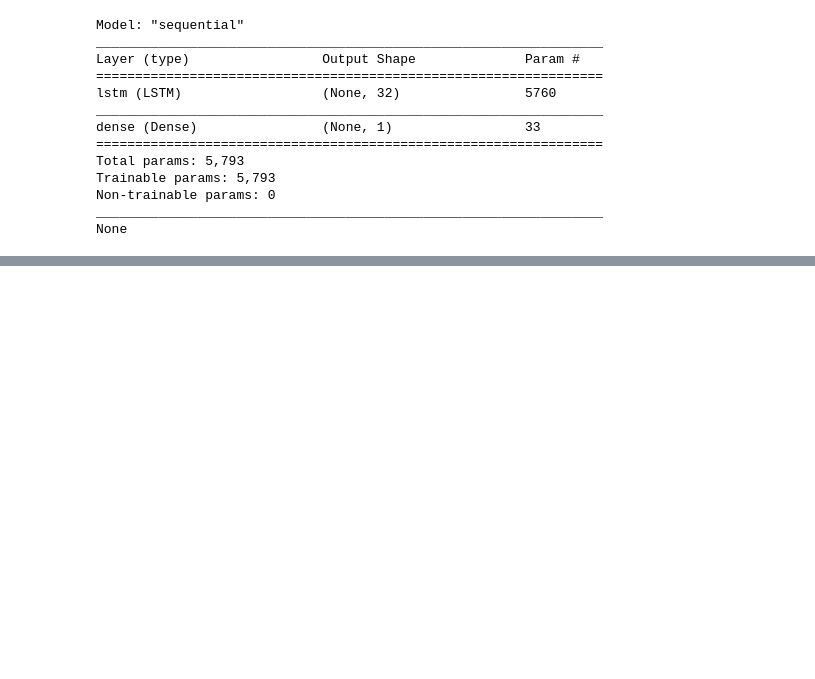
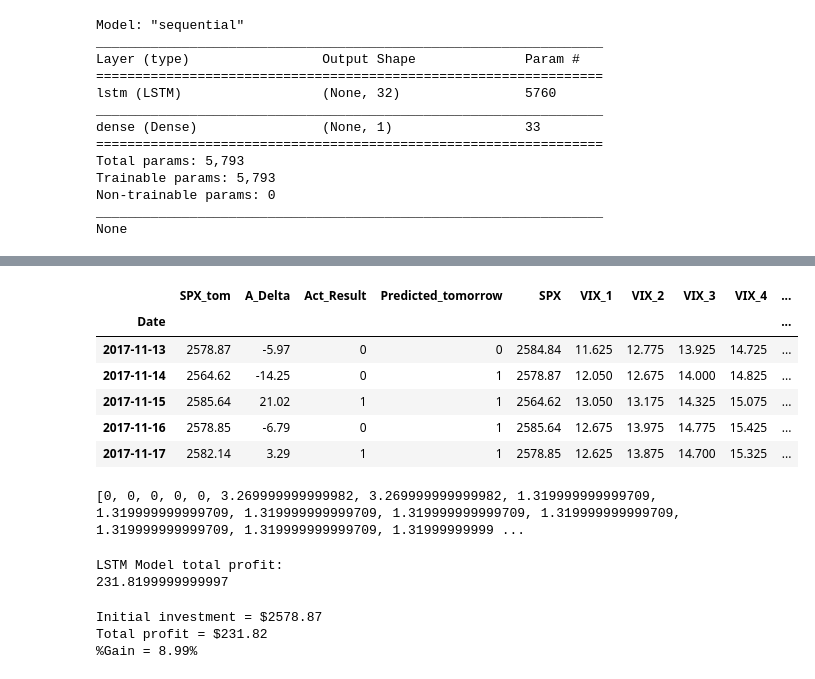
Before and after one commit to blake2323/VIX-vs-SPX-a, a Jupyter notebook: LSTM_MODEL.ipynb, the cells around one changed output, grey strips where cells are left out. Drawn from its saved outputs; the diff is of its cells as text; code cells hidden in the pictures; blank space fills up the shorter version.

Commit message:
LSTM model with pr func complete

```diff
--- a/LSTM_MODEL.ipynb
+++ b/LSTM_MODEL.ipynb
@@ -155,6 +155,11 @@ x-test Dimensions:
 475
 12
 Note: Before Reshaping
+# %%
+from sklearn.preprocessing import MinMaxScaler
+scaler = MinMaxScaler(feature_range=(0,1))
+train_data = scaler.fit_transform(train_data)
+test_data = scaler.fit_transform(test_data)
 # %%
 # #julia
 # from sklearn.preprocessing import MinMaxScaler
@@ -254,6 +254,6 @@ None
 #     verbose=2
 # )
 # %%
-model.fit(x_train, y_train, shuffle=False, epochs=100, batch_size=16)
+model.fit(x_train, y_train, shuffle=False, epochs=100, batch_size=1)
 # %% [output]
 Epoch 1/100
@@ -277,4 +277,4 @@ Epoch 100/100
 # %%
 # history = model.fit(X, y, batch_size=1, epochs=100, verbose=0)
 # %%
-predictions = model.predict_classes(X, verbose=0)
+predictions = model.predict_classes(x_test, verbose=0)
@@ -282,0 +287,6 @@ NameError: name 'X' is not defined
+# %%
+predicted_df = output_df[2048:].copy()
+
+predicted_df['Predicted_tomorrow']=predictions
+
+predicted_df.head(20)
@@ -282,0 +301,50 @@ NameError: name 'X' is not defined
+# %%
+final_df = predicted_df.join(spx_5day_df)
+final_df.head()
+# %% [output]
+|  | SPX_tom | A_Delta | Act_Result | Predicted_tomorrow | SPX | VIX_1 | VIX_2 | VIX_3 | VIX_4 | ... |
+| Date |  |  |  |  |  |  |  |  |  | ... |
+| 2017-11-13 | 2578.87 | -5.97 | 0 | 0 | 2584.84 | 11.625 | 12.775 | 13.925 | 14.725 | ... |
+| 2017-11-14 | 2564.62 | -14.25 | 0 | 1 | 2578.87 | 12.050 | 12.675 | 14.000 | 14.825 | ... |
+| 2017-11-15 | 2585.64 | 21.02 | 1 | 1 | 2564.62 | 13.050 | 13.175 | 14.325 | 15.075 | ... |
+| 2017-11-16 | 2578.85 | -6.79 | 0 | 1 | 2585.64 | 12.675 | 13.975 | 14.775 | 15.425 | ... |
+| 2017-11-17 | 2582.14 | 3.29 | 1 | 1 | 2578.85 | 12.625 | 13.875 | 14.700 | 15.325 | ... |
+# %%
+#Calc profit
+#Note: only strategy is LONG
+pr=0
+prt=[]
+prt.append(0)
+totpr=0
+buy=0
+sell=0
+c_df=final_df["SPX"]
+sig_df=final_df["Predicted_tomorrow"]
+for i in range(1,len(c_df)):
+  if (sig_df[i-1]==0 and sig_df[i]==1):
+      buy=1;
+      bp=c_df[i];
+  if (sig_df[i-1]==1 and sig_df[i]==0):
+      sp=c_df[i];
+      if (buy==1):
+          pr=sp-bp;
+          buy=0;
+          totpr+=pr
+  prt.append(totpr)
+print(prt)
+# %% [output]
+[0, 0, 0, 0, 0, 3.269999999999982, 3.269999999999982, 1.319999999999709, 1.319999999999709, 1.319999999999709, 1.319999999999709, 1.319999999999709, 1.319999999999709, 1.319999999999709, 1.31999999999 ...
+# %%
+print('LSTM Model total profit:')
+print(prt[-1])
+# %% [output]
+LSTM Model total profit:
+231.8199999999997
+# %%
+print("Initial investment = $2578.87")
+print("Total profit = $231.82")
+print("%Gain = 8.99%")
+# %% [output]
+Initial investment = $2578.87
+Total profit = $231.82
+%Gain = 8.99%
```
Also changed, not shown: parts of 9 cells of this notebook, 2 other files.
